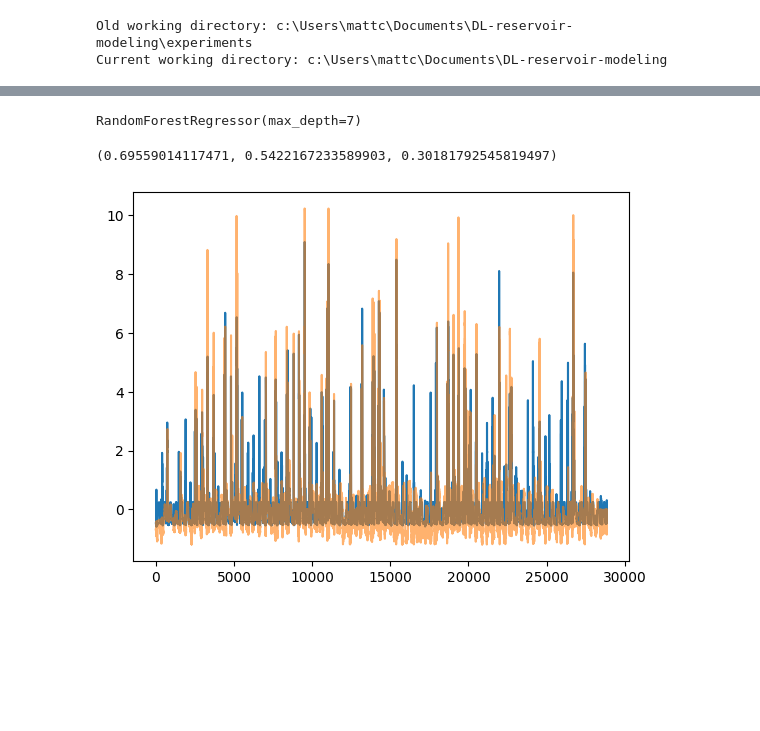
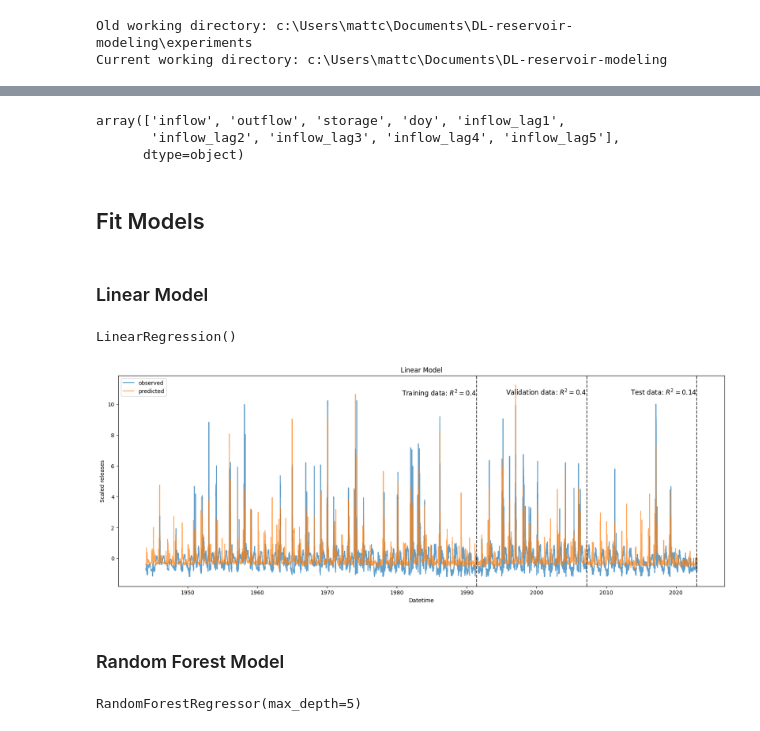
Before and after one commit to Matt2371/DL-reservoir-modeling, a Jupyter notebook: experiments/5_benchmark_models.ipynb, the cells around one changed output, grey strips where cells are left out. Drawn from its saved outputs; the diff is of its cells as text; code cells hidden in the pictures; blank space fills up the shorter version.

Commit message:
Added benchmark models
- cleaned code for benchmark models
- added linear and random forest benchmark model, with and without storage
- added simulatenous training of shasta and folsom only

```diff
--- a/experiments/5_benchmark_models.ipynb
+++ b/experiments/5_benchmark_models.ipynb
@@ -63,0 +41,16 @@ Index(['inflow', 'outflow', 'storage', 'doy', 'inflow_lag1', 'inflow_lag2',
+# %%
+def create_lags(df, n_lags, exclude_list):
+    """
+    Add autoregressive lags as columns to a dataframe
+    Params:
+    df: pandas df, input data
+    n_lags: int
+    exclude_list: list, str of column names to not create lags for
+    """
+    df = df.copy()
+    for column in df.columns:
+        if column in exclude_list:
+            continue
+        for lag in range(n_lags):
+            df[f'{column}_lag{lag+1}'] = df[column].shift(lag)
+    return df
@@ -64,20 +164,42 @@ Index(['inflow', 'outflow', 'storage', 'doy', 'inflow_lag1', 'inflow_lag2',
+# %%
+# Run data processing pipeline
+pipeline = processing_pipeline_w_lags(df=df, n_lags=5, exclude_list=['outflow', 'storage', 'doy'])
+df_train, df_val, df_test = pipeline.process_data()
+# %%
+pipeline.scaler.feature_names_in_
+# %% [output]
+array(['inflow', 'outflow', 'storage', 'doy', 'inflow_lag1',
+       'inflow_lag2', 'inflow_lag3', 'inflow_lag4', 'inflow_lag5'],
+      dtype=object)
 # %%
-X_train, X_val, X_test = df_train[:, 3:7], df_val[:, 3:7], df_test[:, 3:7]
+# Separate features (X) and targets (y)
+X_train, X_val, X_test = df_train[:, np.r_[0, 3:9]], df_val[:, np.r_[0, 3:9]], df_test[:, np.r_[0, 3:9]]
 y_train, y_val, y_test = df_train[:, 1], df_val[:, 1], df_test[:, 1]
+# %% [markdown]
+## Fit Models
+# %% [markdown]
+### Linear Model
+# %%
+# Train model
+linear_model = LinearRegression()
+linear_model.fit(X_train, y_train)
+# %% [output]
+LinearRegression()
+# %%
+# Plot results
+fig, ax = plt.subplots(figsize=(20, 7))
+plot_lagged_model(model=linear_model, X_train=X_train, X_val=X_val, X_test=X_test,
+                  y_train=y_train, y_val=y_val, y_test=y_test, datetime_index=pipeline.df_lagged.index,
+                  ax=ax, text_ypos=11, alpha=0.7)
+ax.set_title('Linear Model')
+plt.show()
+# %% [output]
+[figure, added]
+# %% [markdown]
+### Random Forest Model
 # %%
 # Train a model
-from sklearn.ensemble import RandomForestRegressor
-model = RandomForestRegressor(max_depth=7)
-model.fit(X_train, y_train)
+rf_model = RandomForestRegressor(max_depth=5)
+rf_model.fit(X_train, y_train)
 # %% [output]
-RandomForestRegressor(max_depth=7)
+RandomForestRegressor(max_depth=5)
-# %%
-model.score(X_train, y_train), model.score(X_val, y_val), model.score(X_test, y_test)
-# %% [output]
-(0.69559014117471, 0.5422167233589903, 0.30181792545819497)
-# %%
-plt.plot(np.concatenate([model.predict(X_train), model.predict(X_val), model.predict(X_test)]))
-plt.plot(np.concatenate([y_train, y_val, y_test]), alpha=0.6)
-plt.show()
-# %% [output]
-[figure, removed]
```
Also changed, not shown: parts of 22 cells of this notebook, 1 other file.
